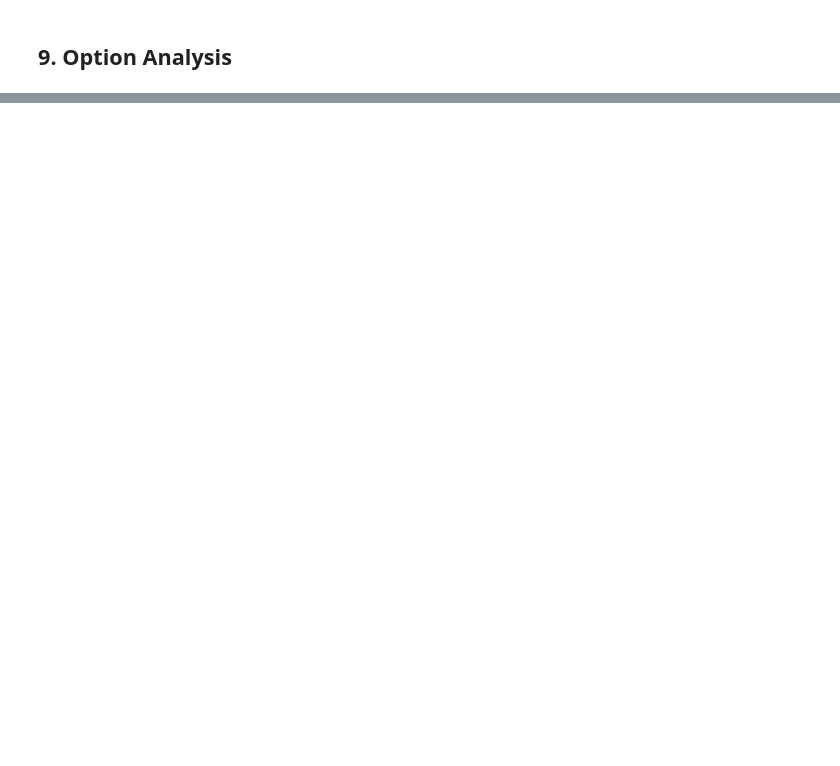
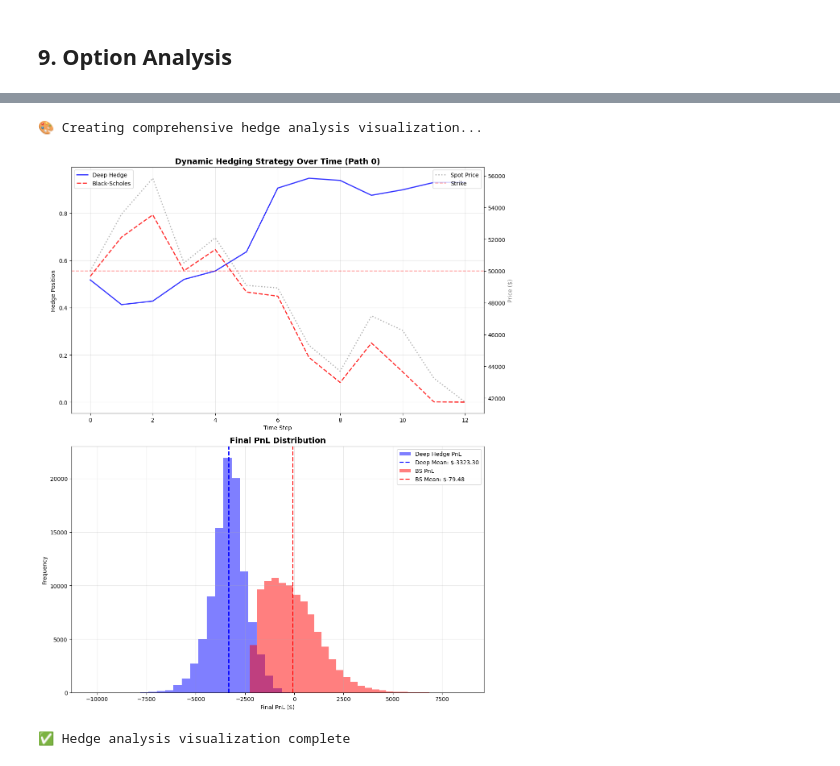
Before and after one commit to pfnet-research/pfhedge, a Jupyter notebook: crypto/examples/quick_test.ipynb, the cells around one changed output, grey strips where cells are left out. Cells and saved outputs as stored; diff of their text form; code cells hidden in the pictures; blank space fills up the shorter version.

```diff
--- a/crypto/examples/quick_test.ipynb
+++ b/crypto/examples/quick_test.ipynb
@@ -347,0 +461,25 @@ print(f"\n💾 All results saved for analysis and improvement tracking")
+# %%
+print("📊 Generating hedging strategies with trained model...")
+
+# Use the trained model to compute hedge ratios - CORRECT METHOD
+with torch.no_grad():
+    # Compute deep hedging strategy (positions at each time step)
+    deep_hedge_positions = deep_hedger.compute_hedge(option).squeeze()
+
+    # Compute cumulative PnL (accounts for rebalancing costs over time)
+    deep_hedge_pnl = deep_hedger.compute_cum_pl(option).squeeze()
+
+    # Black-Scholes baseline for comparison
+    bs_hedge_positions = bs_delta
+
+print(f"✅ Hedging strategies generated")
+print(f"  • Deep hedge positions: {deep_hedge_positions.shape}")
+print(f"  • Deep hedge PnL: {deep_hedge_pnl.shape}")
+print(f"  • BS hedge positions: {bs_hedge_positions.shape}")
+print(f"\n📈 Average hedge positions at maturity:")
+print(f"  • Deep hedging: {deep_hedge_positions[:, -1].mean():.3f}")
+print(f"  • Black-Scholes: {bs_hedge_positions[:, -1].mean():.3f}")
+
+# Calculate performance comparison (needed for visualization)
+results = compare_hedge_performance(deep_hedge_pnl, bs_hedge_pnl_cum)
+print_performance_comparison(results)
@@ -347,0 +504,21 @@ print(f"\n💾 All results saved for analysis and improvement tracking")
+# %%
+print("🎨 Creating comprehensive hedge analysis visualization...")
+
+# Use utility function for comprehensive visualization
+fig = plot_hedge_comparison(
+    deep_hedge_positions=deep_hedge_positions,
+    bs_delta=bs_hedge_positions,
+    deep_hedge_pnl=deep_hedge_pnl,
+    bs_hedge_pnl=bs_hedge_pnl_cum,
+    spots=btc.spot,
+    strike=option_config['strike'],
+    performance_results=results,
+    path_idx=0
+)
+plt.show()
+
+print("✅ Hedge analysis visualization complete")
+# %% [output]
+🎨 Creating comprehensive hedge analysis visualization...
+[figure, added]
+✅ Hedge analysis visualization complete
```
Also changed, not shown: parts of 28 cells of this notebook, 14 other files.
